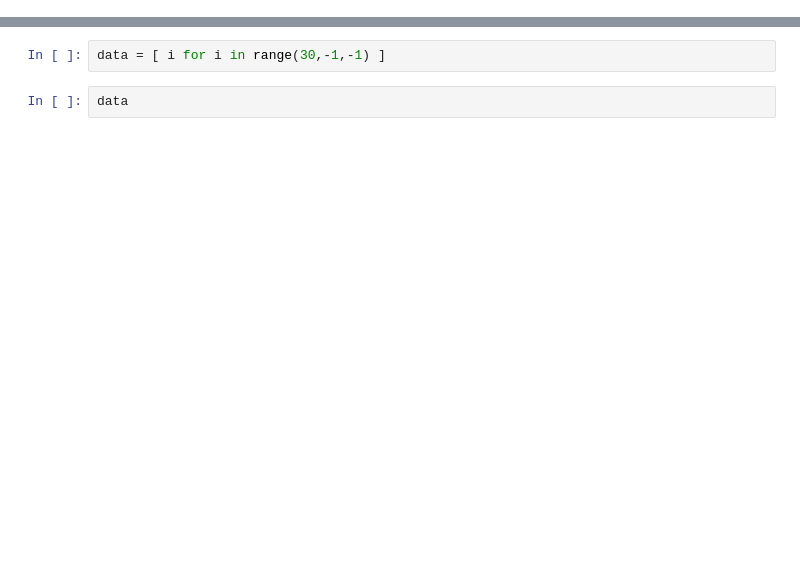
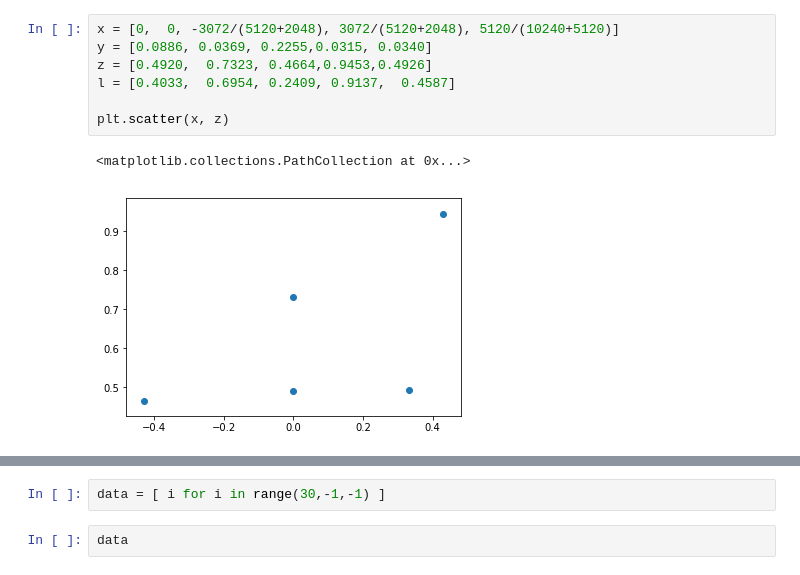
Before and after one commit to leighsix/CompetitionPycharm, a Jupyter notebook: making_visualization-Copy1.ipynb, the cells around one changed output, grey strips where cells are left out. Drawn from its saved outputs; the diff is of its cells as text; blank space fills up the shorter version.

```diff
--- a/making_visualization-Copy1.ipynb
+++ b/making_visualization-Copy1.ipynb
@@ -184,3 +279,13 @@ InternalError: (pymysql.err.InternalError) (1054, "Unknown column 'A_node_number
+# %%
+x = [0,  0, -3072/(5120+2048), 3072/(5120+2048), 5120/(10240+5120)]
+y = [0.0886, 0.0369, 0.2255,0.0315, 0.0340]
+z = [0.4920,  0.7323, 0.4664,0.9453,0.4926]
+l = [0.4033,  0.6954, 0.2409, 0.9137,  0.4587]
+
+plt.scatter(x, z)
+# %% [output]
+<matplotlib.collections.PathCollection at 0x...>
+[figure, added]
 # %%
 import matplotlib.pyplot as plt
 
```
Also changed, not shown: parts of 18 cells of this notebook, 16 other files.
